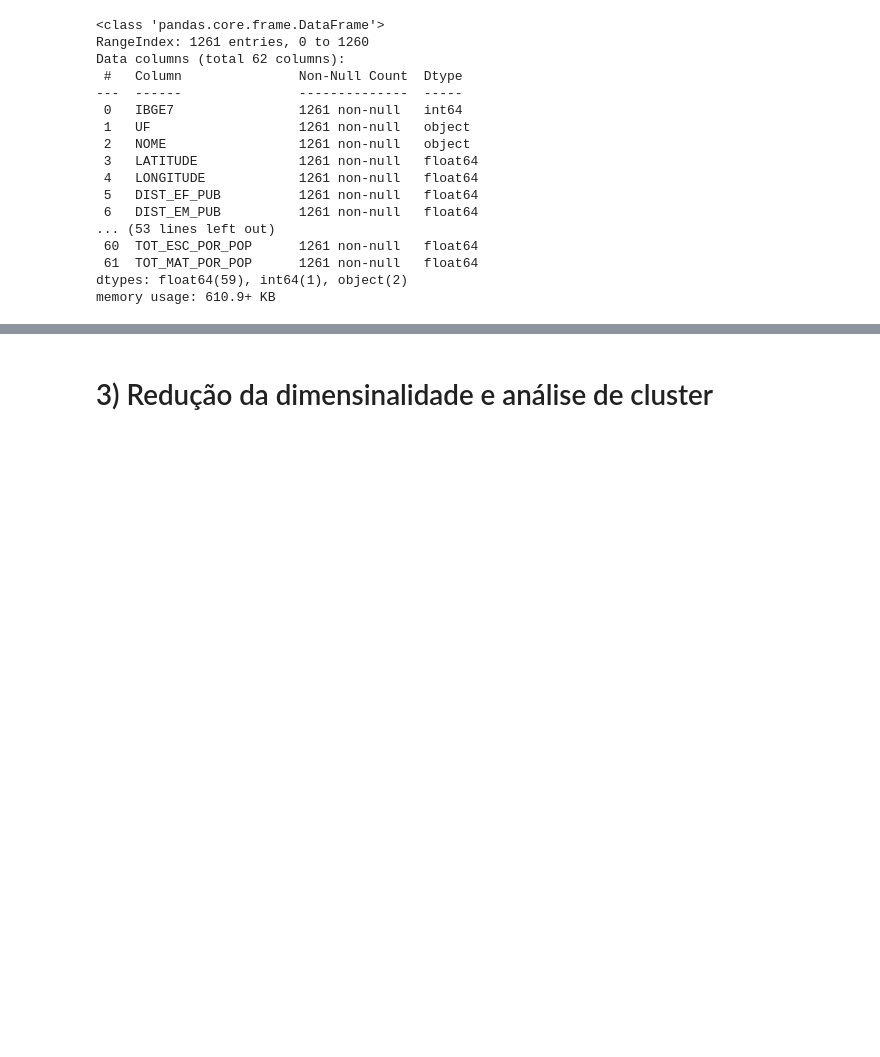
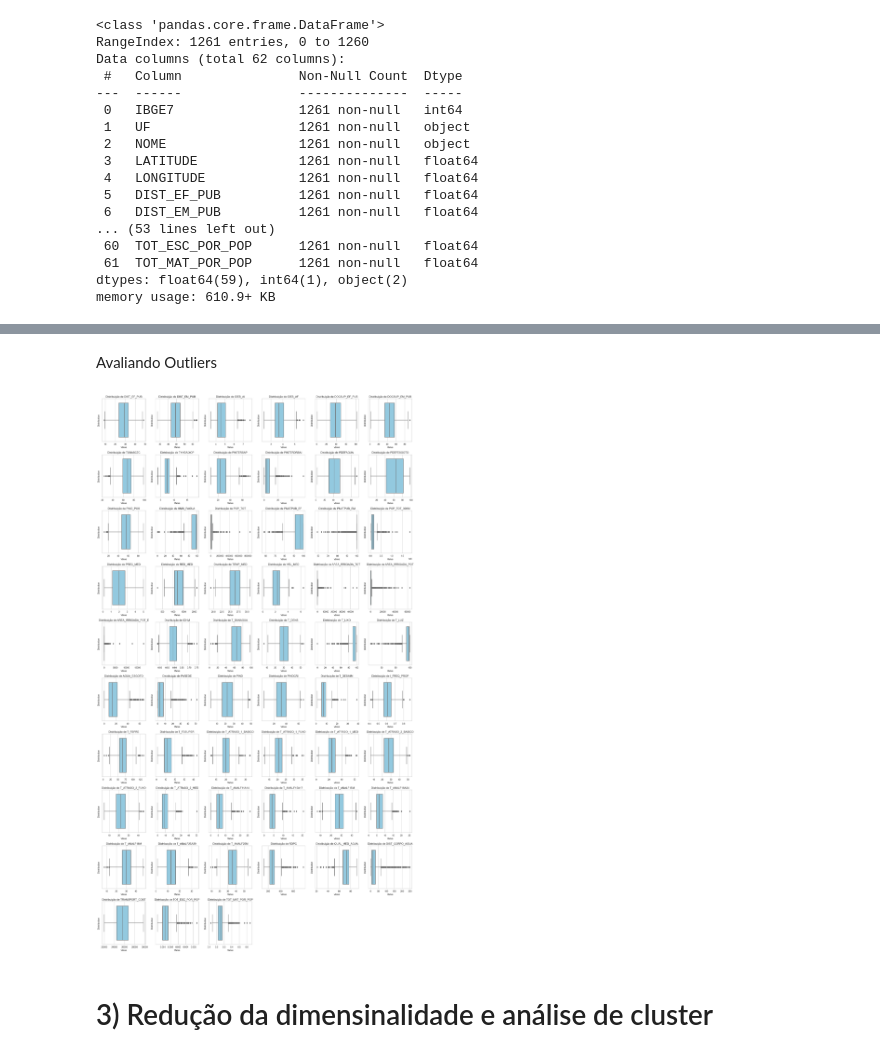
Before and after one commit to caiosoter/BCG2023, a Jupyter notebook: Notebooks/AnaliseExploratoria_PCA_Clustering.ipynb, the cells around one changed output, grey strips where cells are left out. Drawn from its saved outputs; the diff is of its cells as text; code cells hidden in the pictures; blank space fills up the shorter version.

```diff
--- a/Notebooks/AnaliseExploratoria_PCA_Clustering.ipynb
+++ b/Notebooks/AnaliseExploratoria_PCA_Clustering.ipynb
@@ -91,3 +104,9 @@ for column in columns:
+# %% [markdown]
+Avaliando Outliers
+# %%
+sub.box(df[columns])
+# %% [output]
+[figure, added]
 # %% [markdown]
 # 3) Redução da dimensinalidade e análise de cluster
 # %% [markdown]
```
Also changed, not shown: parts of 18 cells of this notebook.
